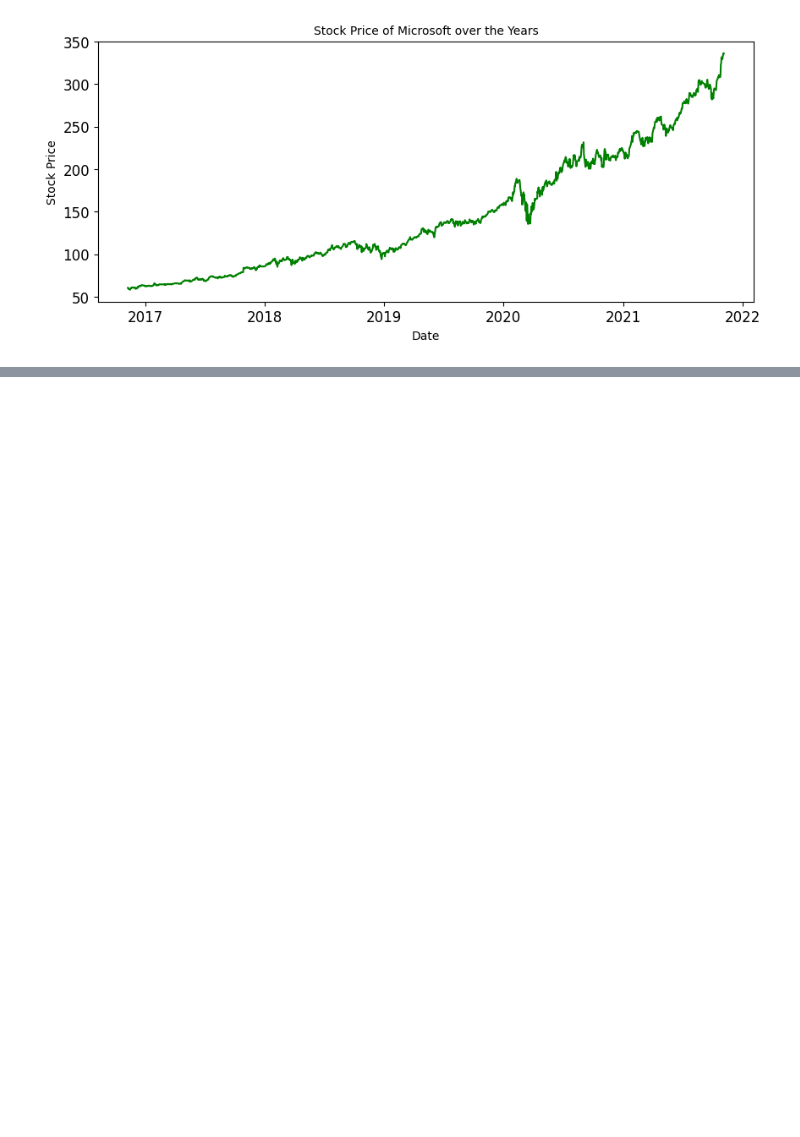
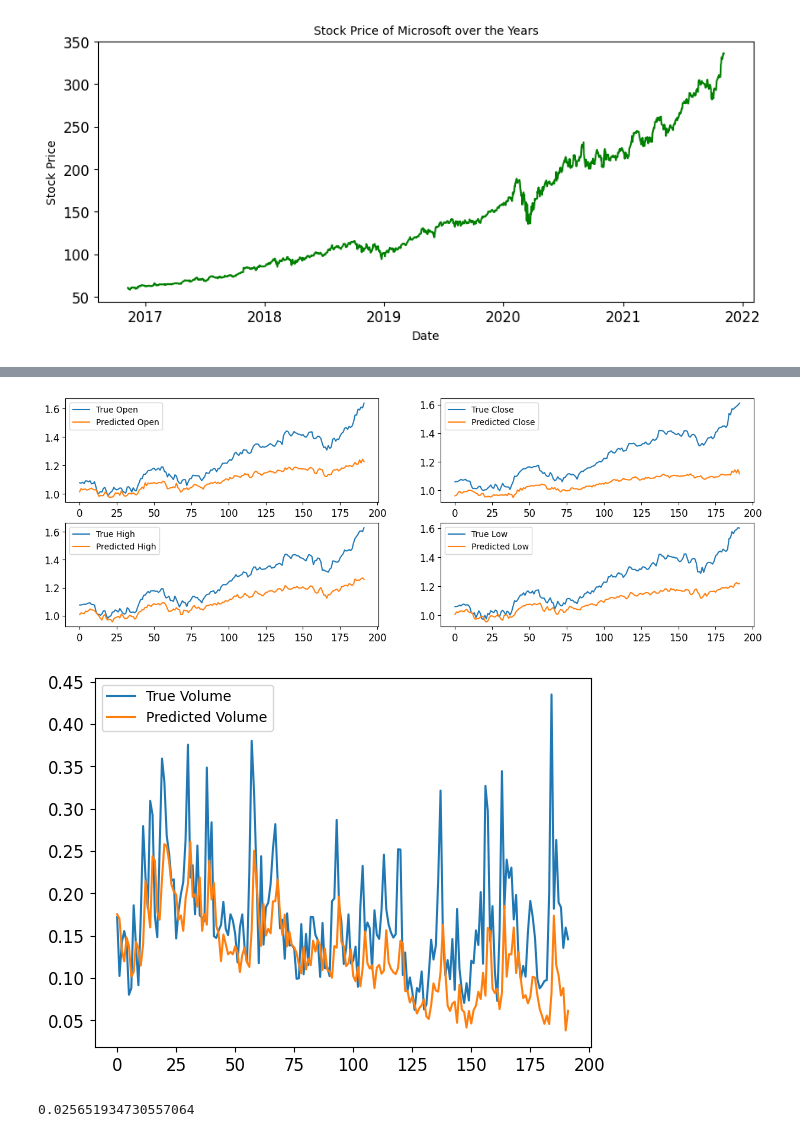
Before and after one commit to SiddhantSoam/Stock_Price_prediction, a Jupyter notebook: stock-price-prediction.ipynb, the cells around one changed output, grey strips where cells are left out. Cells and saved outputs as stored; diff of their text form; code cells hidden in the pictures; blank space fills up the shorter version.

```diff
--- a/stock-price-prediction.ipynb
+++ b/stock-price-prediction.ipynb
@@ -211,0 +303,14 @@ y_pred_close = prediction(model, scaler, x_pred)
+# %%
+from keras.layers import SimpleRNN
+keras.backend.clear_session()
+np.random.seed(42)
+tf.random.set_seed(42)
+
+model2 = Sequential()
+model2.add(SimpleRNN(units=64, return_sequences=True, input_shape=(timestep,features)))
+model2.add(SimpleRNN(units=64))
+model2.add(Dense(features))
+
+model2.compile(loss='mean_squared_error', optimizer='adam')
+# %%
+history2 = model2.fit(x_train,y_train,epochs=20,batch_size=32,validation_data=(x_test,y_test))
@@ -211,0 +335,2 @@ y_pred_close = prediction(model, scaler, x_pred)
+# %%
+y_pred = model2.predict(x_test)
@@ -211,0 +339,33 @@ y_pred_close = prediction(model, scaler, x_pred)
+# %%
+plt.figure(figsize=(15,5))
+plt.subplot(2,2,1)
+plt.plot(y_test[:,0], label='True Open')
+plt.plot(y_pred[:,0], label='Predicted Open')
+plt.legend()
+plt.subplot(2,2,2)
+plt.plot(y_test[:,1], label='True Close')
+plt.plot(y_pred[:,1], label='Predicted Close')
+plt.legend()
+plt.subplot(2,2,3)
+plt.plot(y_test[:,2], label='True High')
+plt.plot(y_pred[:,2], label='Predicted High')
+plt.legend()
+plt.subplot(2,2,4)
+plt.plot(y_test[:,3], label='True Low')
+plt.plot(y_pred[:,3], label='Predicted Low')
+plt.legend()
+plt.show()
+plt.figure()
+plt.plot(y_test[:,4], label='True Volume')
+plt.plot(y_pred[:,4], label='Predicted Volume')
+plt.legend()
+plt.show()
+# %% [output]
+[figure, added]
+[figure, added]
+# %%
+from sklearn.metrics import mean_squared_error
+model2_mse = mean_squared_error(y_test,y_pred)
+print(model2_mse)
+# %% [output]
+0.025651934730557064
```
Also changed, not shown: parts of 46 cells of this notebook.
